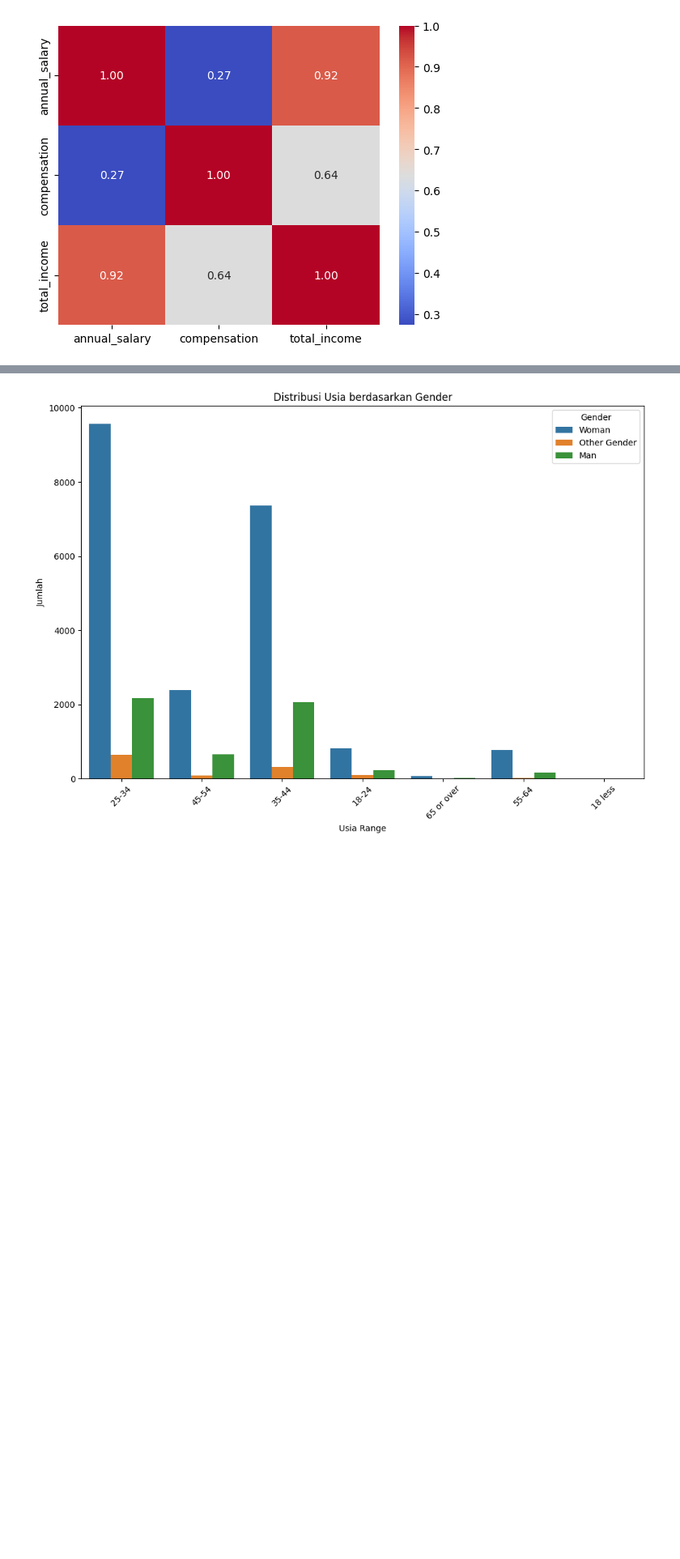
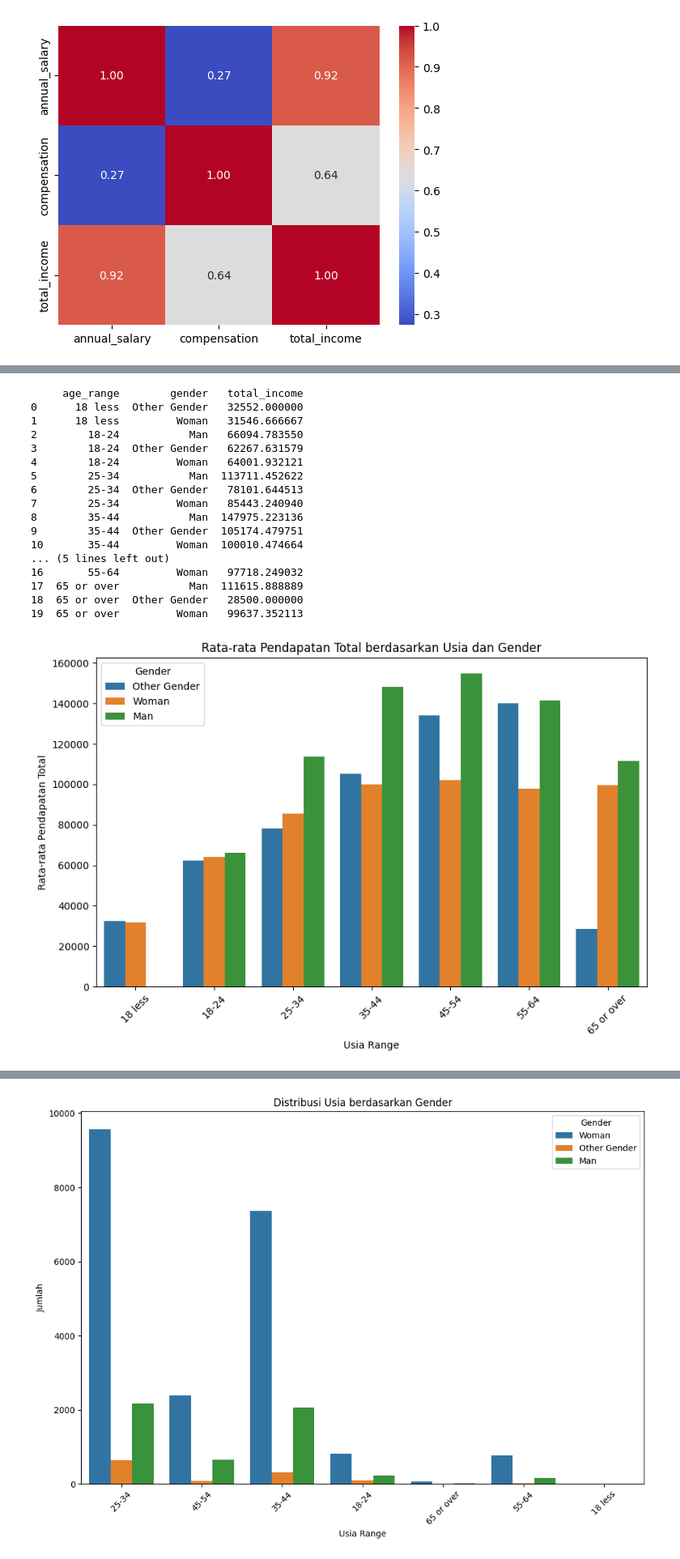
Before and after one commit to denisikiandani/Salary-Analysis, a Jupyter notebook: fds_tugas_1.ipynb, the cells around one changed output, grey strips where cells are left out. Shown at 81% size. Drawn from its saved outputs; the diff is of its cells as text; code cells hidden in the pictures; blank space fills up the shorter version.

```diff
--- a/fds_tugas_1.ipynb
+++ b/fds_tugas_1.ipynb
@@ -2278,0 +2366,38 @@ sns.heatmap(correlation_matrix, annot=True, cmap='coolwarm', fmt='.2f')
+# %%
+import matplotlib.pyplot as plt
+import seaborn as sns
+
+# Mengelompokkan data berdasarkan 'age_range' dan 'gender', kemudian menghitung rata-rata pendapatan total
+umur_gender_gaji = clean_df.groupby(['age_range', 'gender'])['total_income'].mean().reset_index()
+
+# Menampilkan hasilnya
+print(umur_gender_gaji)
+
+# Membuat bar plot untuk menampilkan rata-rata pendapatan total berdasarkan 'age_range' dan 'gender'
+plt.figure(figsize=(10, 6))
+sns.barplot(x='age_range', y='total_income', hue='gender', data=umur_gender_gaji)
+plt.title('Rata-rata Pendapatan Total berdasarkan Usia dan Gender')
+plt.xlabel('Usia Range')
+plt.ylabel('Rata-rata Pendapatan Total')
+plt.xticks(rotation=45)
+plt.legend(title='Gender')
+plt.show()
+# %% [output]
+     age_range        gender   total_income
+0      18 less  Other Gender   32552.000000
+1      18 less         Woman   31546.666667
+2        18-24           Man   66094.783550
+3        18-24  Other Gender   62267.631579
+4        18-24         Woman   64001.932121
+5        25-34           Man  113711.452622
+6        25-34  Other Gender   78101.644513
+7        25-34         Woman   85443.240940
+8        35-44           Man  147975.223136
+9        35-44  Other Gender  105174.479751
+10       35-44         Woman  100010.474664
+... (5 lines left out)
+16       55-64         Woman   97718.249032
+17  65 or over           Man  111615.888889
+18  65 or over  Other Gender   28500.000000
+19  65 or over         Woman   99637.352113
+[figure, added]
```
Also changed, not shown: parts of 10 cells of this notebook.
